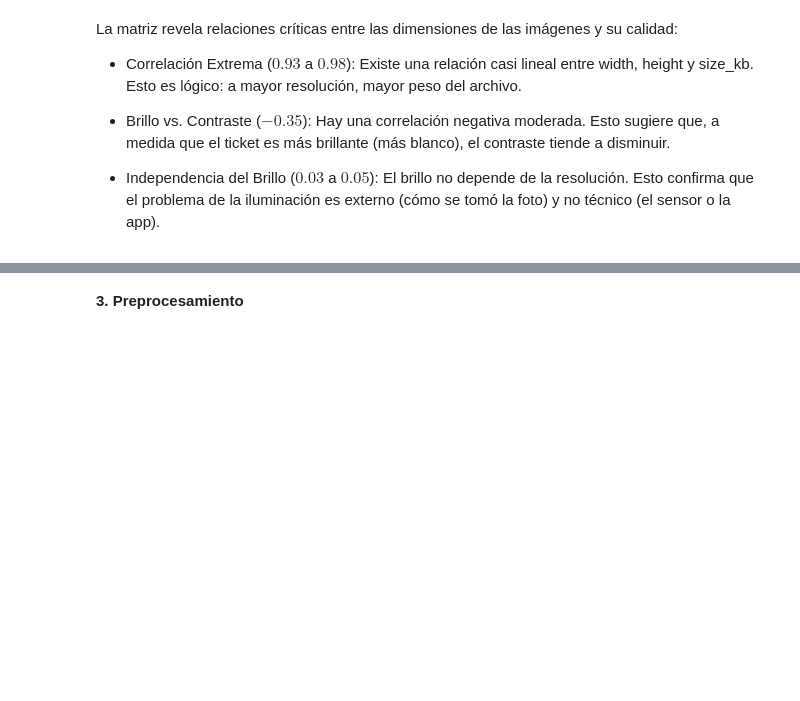
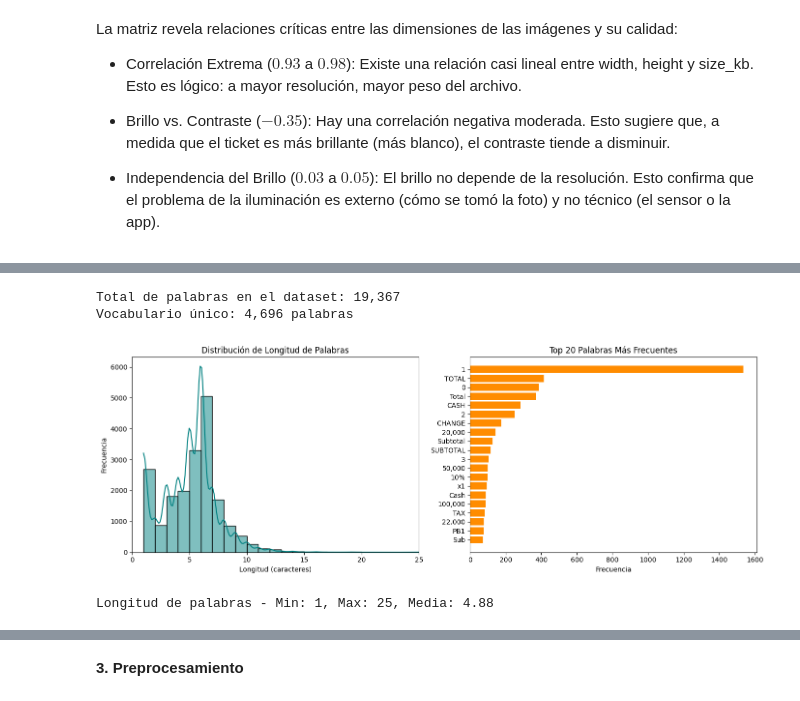
Before and after one commit to FGTZV84/Equipo23-Proyecto_Integrador, a Jupyter notebook: notebooks/01_eda_receipt_images.ipynb, the cells around one changed output, grey strips where cells are left out. Drawn from its saved outputs; the diff is of its cells as text; code cells hidden in the pictures; blank space fills up the shorter version.

```diff
--- a/notebooks/01_eda_receipt_images.ipynb
+++ b/notebooks/01_eda_receipt_images.ipynb
@@ -245,0 +369,51 @@ La matriz revela relaciones críticas entre las dimensiones de las imágenes y s
+# %%
+# Análisis detallado: Distribución de longitud de palabras individuales
+all_words = []
+all_word_lengths = []
+
+for sample in dataset['train']:
+    gt = json.loads(sample['ground_truth'])
+    if 'valid_line' in gt:
+        for line in gt['valid_line']:
+            if 'words' in line:
+                for word in line['words']:
+                    if 'text' in word:
+                        all_words.append(word['text'])
+                        all_word_lengths.append(len(word['text']))
+
+print(f"Total de palabras en el dataset: {len(all_words):,}")
+print(f"Vocabulario único: {len(set(all_words)):,} palabras")
+
+# Visualización de longitud de palabras
+fig, axes = plt.subplots(1, 2, figsize=(14, 5))
+
+# Histograma de longitud de palabras
+sns.histplot(all_word_lengths, kde=True, ax=axes[0], color='teal', bins=range(1, max(all_word_lengths)+2))
+axes[0].set_title('Distribución de Longitud de Palabras')
+axes[0].set_xlabel('Longitud (caracteres)')
+axes[0].set_ylabel('Frecuencia')
+axes[0].set_xlim(0, 25)
+
+# Top 20 palabras más frecuentes
+from collections import Counter
+word_counts = Counter(all_words)
+top_words = word_counts.most_common(20)
+words, counts = zip(*top_words)
+
+axes[1].barh(range(len(words)), counts, color='darkorange')
+axes[1].set_yticks(range(len(words)))
+axes[1].set_yticklabels(words)
+axes[1].invert_yaxis()
+axes[1].set_title('Top 20 Palabras Más Frecuentes')
+axes[1].set_xlabel('Frecuencia')
+
+plt.tight_layout()
+plt.show()
+
+# Estadísticas de longitud
+print(f"\nLongitud de palabras - Min: {min(all_word_lengths)}, Max: {max(all_word_lengths)}, Media: {np.mean(all_word_lengths):.2f}")
+# %% [output]
+Total de palabras en el dataset: 19,367
+Vocabulario único: 4,696 palabras
+[figure, added]
+Longitud de palabras - Min: 1, Max: 25, Media: 4.88
```
Also changed, not shown: parts of 21 cells of this notebook.
